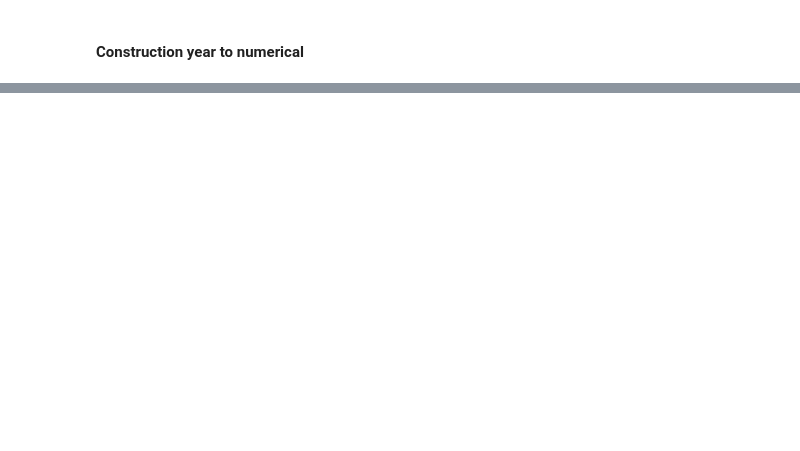
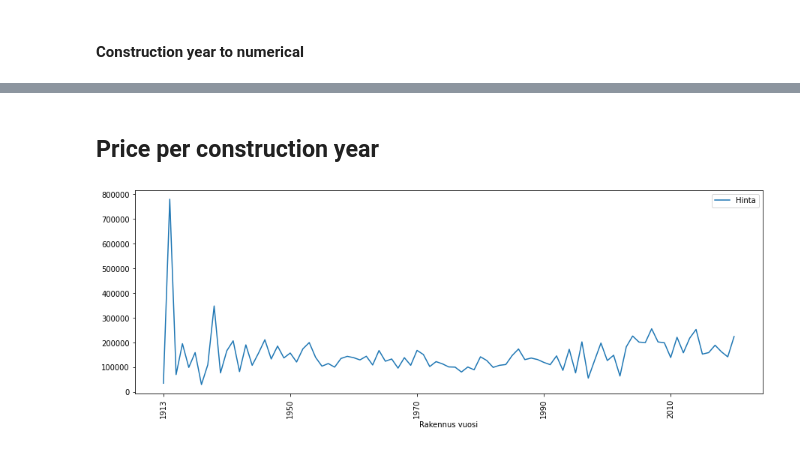
Before and after one commit to Pythonen/data_science_prokkis, a Jupyter notebook: data_cleaning.ipynb, the cells around one changed output, grey strips where cells are left out. Cells and saved outputs as stored; diff of their text form; code cells hidden in the pictures; blank space fills up the shorter version.

```diff
--- a/data_cleaning.ipynb
+++ b/data_cleaning.ipynb
@@ -117,0 +112,13 @@ hinta_kohde.head(20)
+# %%
+group_constyear = df.groupby("Rakennus vuosi").mean()
+group_constyear = group_constyear.drop(-1)
+# %% [markdown]
+## Price per construction year
+# %%
+ax = plt.gca()
+
+group_constyear.head(100).plot(kind='line', y='Hinta', ax=ax, figsize=(15, 5))
+plt.xticks(rotation=90)
+plt.show()
+# %% [output]
+[figure, added]
```
Also changed, not shown: parts of 8 cells of this notebook.
